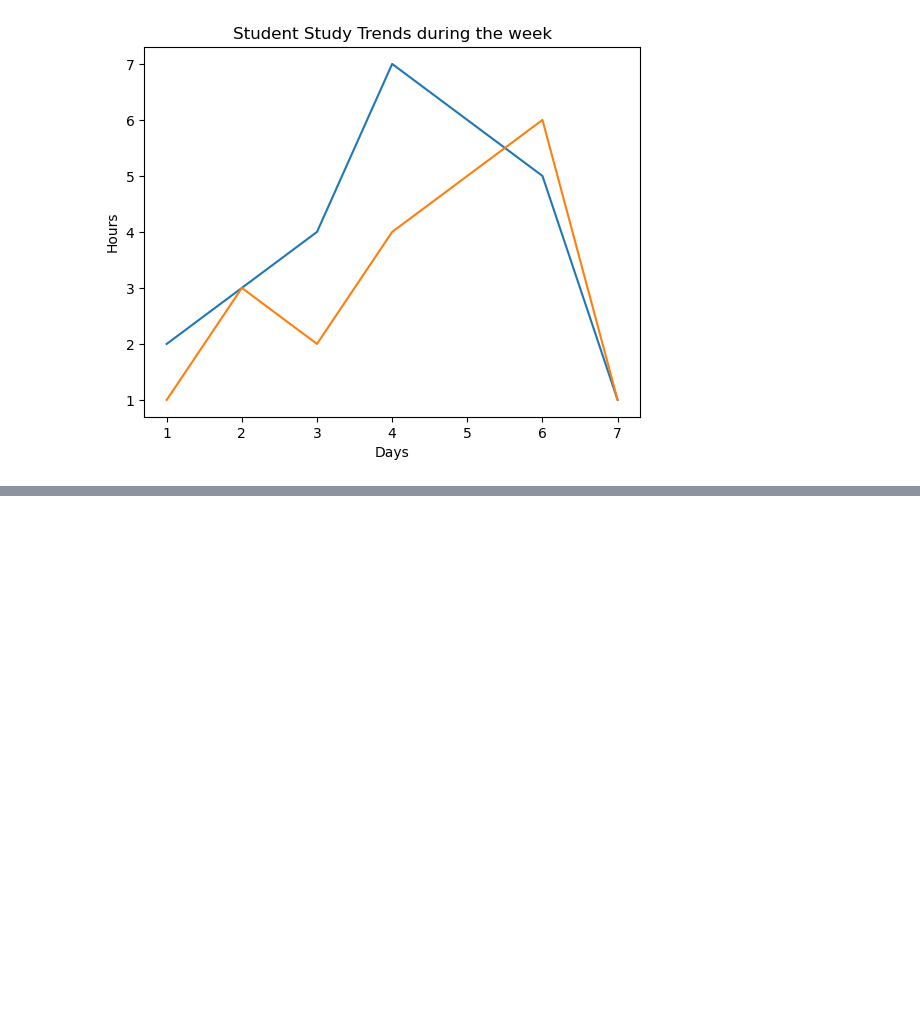
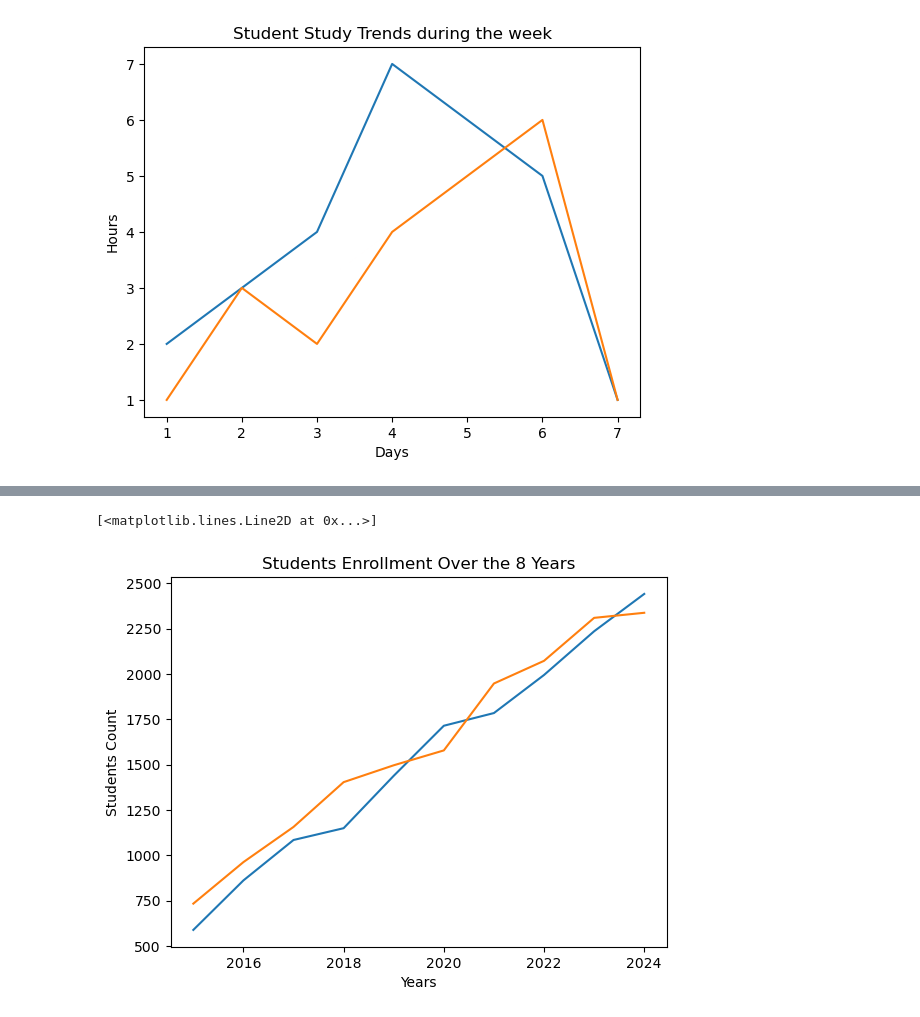
Before and after one commit to Dev-Maidul/Matplotlib, a Jupyter notebook: matplotlib.ipynb, the cells around one changed output, grey strips where cells are left out. Cells and saved outputs as stored; diff of their text form; code cells hidden in the pictures; blank space fills up the shorter version.

Commit message:
load data from pandas and draw 2d plot

```diff
--- a/matplotlib.ipynb
+++ b/matplotlib.ipynb
@@ -30,0 +33,3 @@ plt.plot(days,hours_2)
+# %%
+df=pd.read_csv("enrollment_data.csv")
+df
@@ -30,0 +48,9 @@ plt.plot(days,hours_2)
+# %%
+plt.title("Students Enrollment Over the 8 Years")
+plt.xlabel("Years")
+plt.ylabel("Students Count")
+plt.plot(df["Year"],df["Programming"])
+plt.plot(df['Year'],df['Digital Marketing'])
+# %% [output]
+[<matplotlib.lines.Line2D at 0x...>]
+[figure, added]
```
Also changed, not shown: parts of 2 cells of this notebook, 1 other file.
